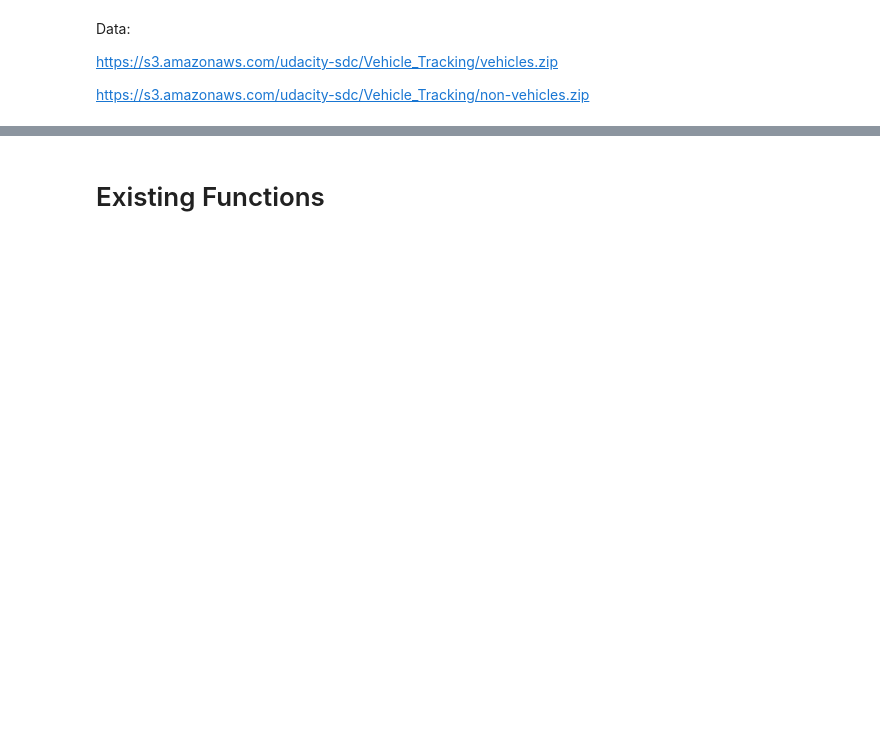
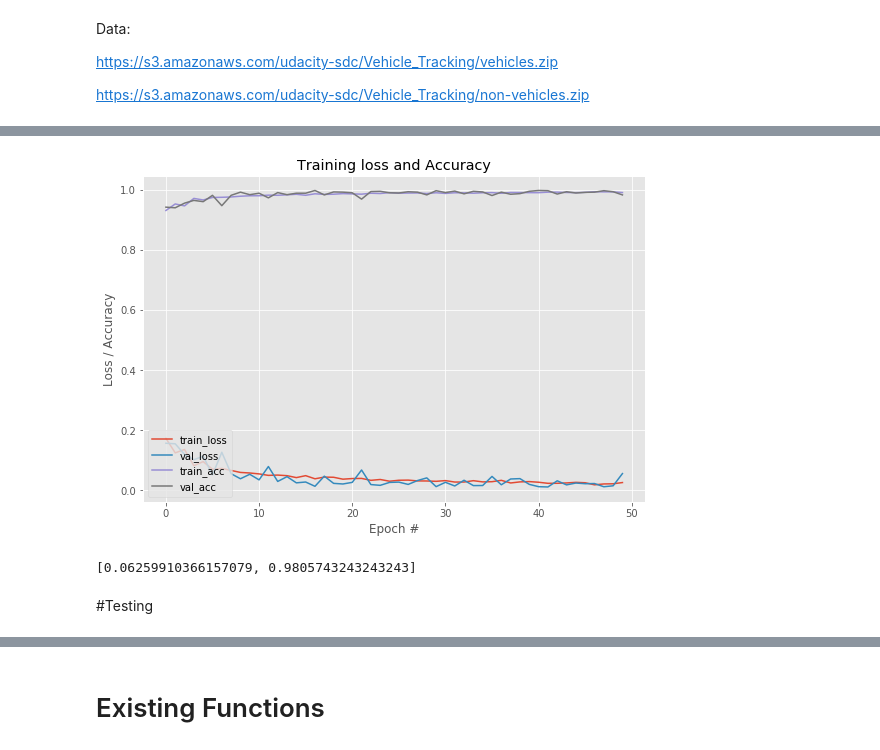
Before and after one commit to Xnsam/vehicle_detection, a Jupyter notebook: vehicle_detection.ipynb, the cells around one changed output, grey strips where cells are left out. Saved outputs shown, nothing was run; the diff lists cells and outputs as text; code cells hidden in the pictures; blank space fills up the shorter version.

```diff
--- a/vehicle_detection.ipynb
+++ b/vehicle_detection.ipynb
@@ -8,0 +214,4 @@ https://s3.amazonaws.com/udacity-sdc/Vehicle_Tracking/non-vehicles.zip
+# %%
+opt = keras.optimizers.Adam(lr=init_lr, decay=init_lr/epochs)
+# %%
+model.compile(loss="binary_crossentropy", optimizer=opt, metrics=['accuracy'])
@@ -8,0 +222,14 @@ https://s3.amazonaws.com/udacity-sdc/Vehicle_Tracking/non-vehicles.zip
+# %%
+def plot_summary(H, epochs):
+  """Function to plot the training summary."""
+  plt.style.use("ggplot")
+  plt.figure(figsize=(9, 6))
+  N = epochs
+
+  for i in zip(['loss', 'val_loss', 'acc', 'val_acc'], ['train_loss', 'val_loss', 'train_acc', 'val_acc']):
+    plt.plot(np.arange(0, N), H.history[i[0]], label=i[1])
+  plt.title("Training loss and Accuracy")
+  plt.xlabel('Epoch #')
+  plt.ylabel('Loss / Accuracy')
+  plt.legend(loc="lower left")
+  plt.show()
@@ -8,0 +263,8 @@ https://s3.amazonaws.com/udacity-sdc/Vehicle_Tracking/non-vehicles.zip
+# %%
+H = model.fit_generator(
+    aug.flow(x_train, y_train, batch_size=batch_),
+    validation_data=(x_val, y_val),
+    steps_per_epoch=len(x_train) // batch_,
+    epochs=epochs,
+    verbose=2
+)
@@ -8,0 +289,10 @@ https://s3.amazonaws.com/udacity-sdc/Vehicle_Tracking/non-vehicles.zip
+# %%
+plot_summary(H, epochs)
+# %% [output]
+[figure, added]
+# %%
+model.evaluate(x_test, y_test, verbose=2)
+# %% [output]
+[0.06259910366157079, 0.9805743243243243]
+# %% [markdown]
+#Testing
```
Also changed, not shown: parts of 51 cells of this notebook.
